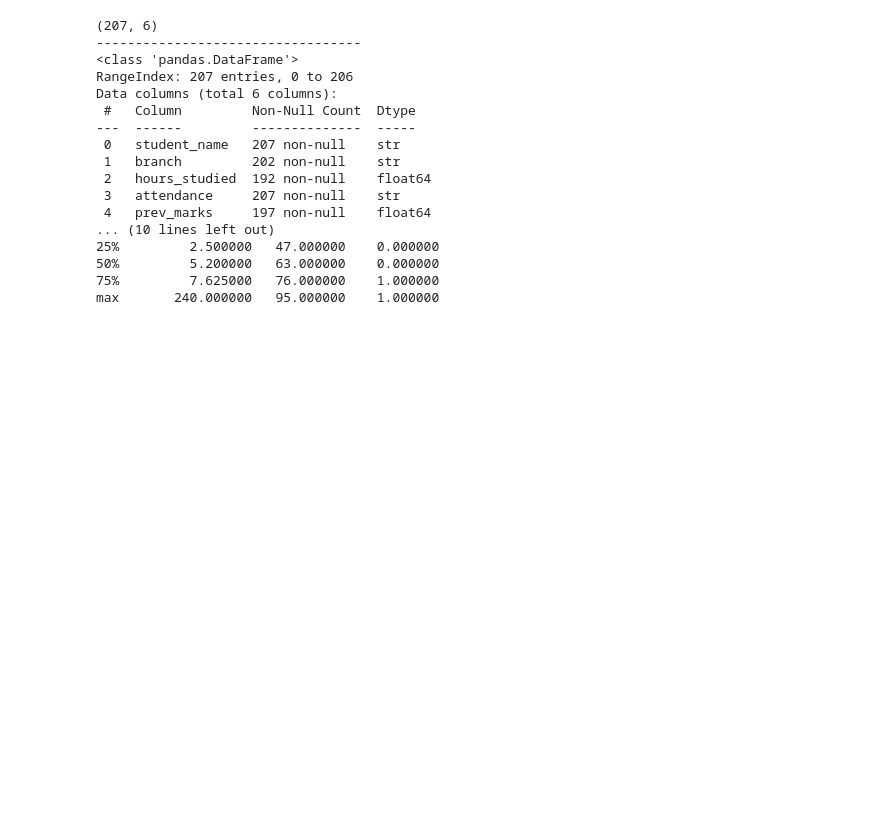
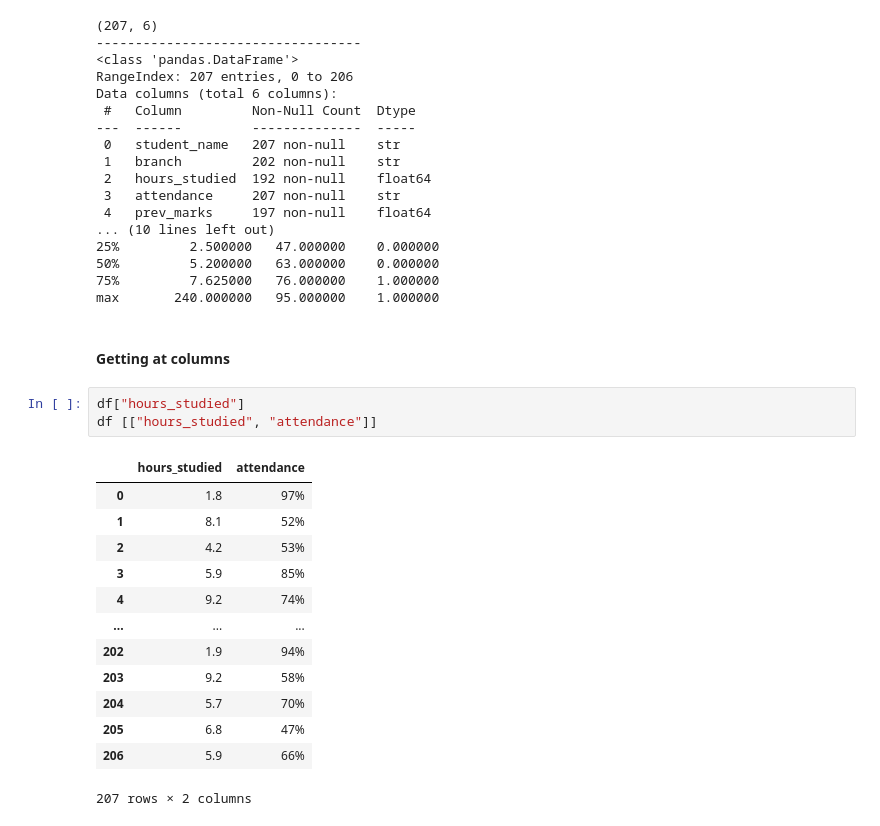
Before and after one commit to katariaprince/ml_webinar, a Jupyter notebook: Pandas.ipynb, the cells around one changed output. Cells and saved outputs as stored; diff of their text form; blank space fills up the shorter version.

```diff
--- a/Pandas.ipynb
+++ b/Pandas.ipynb
@@ -126,3 +126,22 @@ Data columns (total 6 columns):
 50%         5.200000   63.000000    0.000000
 75%         7.625000   76.000000    1.000000
 max       240.000000   95.000000    1.000000
+# %% [markdown]
+#### Getting at columns
+# %%
+df["hours_studied"]
+df [["hours_studied", "attendance"]]
+# %% [output]
+|  | hours_studied | attendance |
+| 0 | 1.8 | 97% |
+| 1 | 8.1 | 52% |
+| 2 | 4.2 | 53% |
+| 3 | 5.9 | 85% |
+| 4 | 9.2 | 74% |
+| ... | ... | ... |
+| 202 | 1.9 | 94% |
+| 203 | 9.2 | 58% |
+| 204 | 5.7 | 70% |
+| 205 | 6.8 | 47% |
+| 206 | 5.9 | 66% |
+207 rows × 2 columns
```
Also changed, not shown: parts of 6 cells of this notebook.
